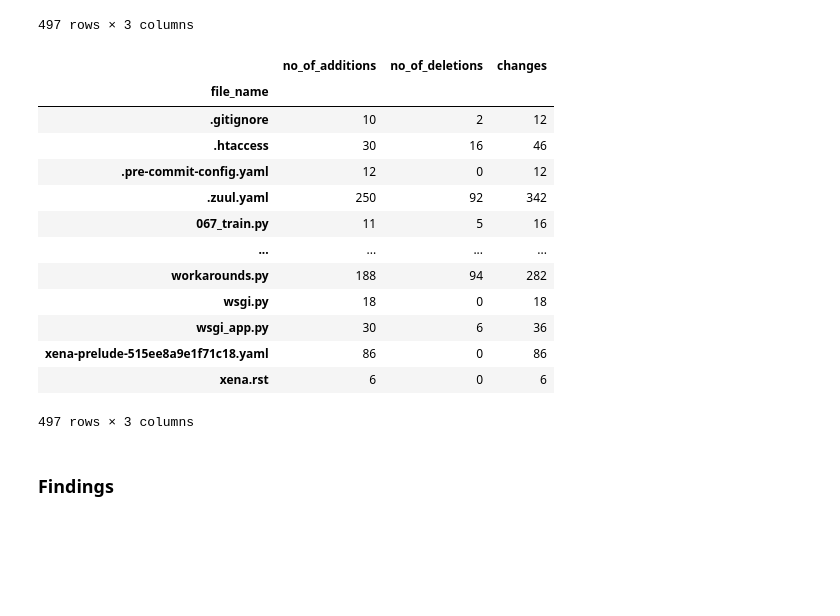
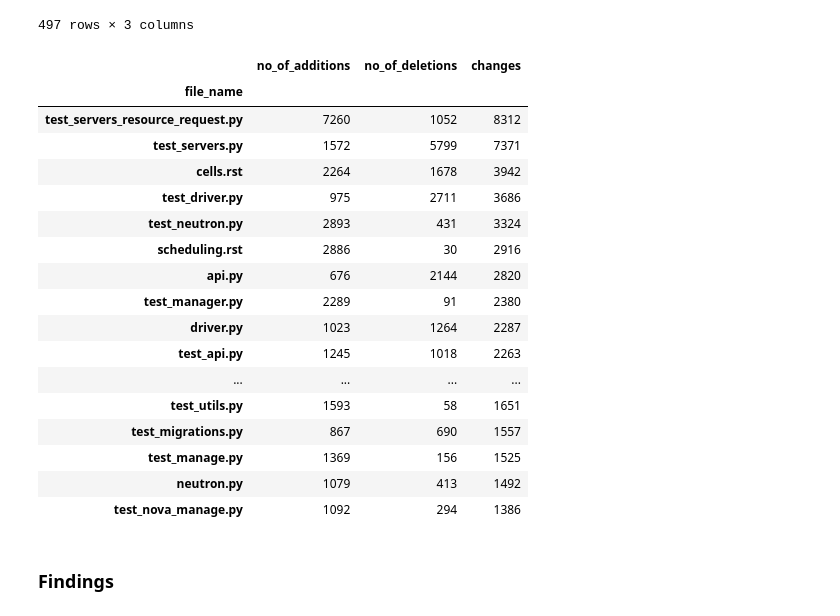
Before and after one commit to TempleOkosun/Mining-OpenStackNova, a Jupyter notebook: Mining OpenStackNova Repo Notebook.ipynb, the cells around one changed output. Drawn from its saved outputs; the diff is of its cells as text; code cells hidden in the pictures; blank space fills up the shorter version.

```diff
--- a/Mining OpenStackNova Repo Notebook.ipynb
+++ b/Mining OpenStackNova Repo Notebook.ipynb
@@ -310,22 +314,26 @@ df.groupby('file_name').agg({'changes': ['count', 'min', 'max']})
 | xena.rst | 1 | 6 | 6 |
 497 rows × 3 columns
 # %%
-df.groupby('file_name').sum()
+df.groupby('file_name').sum().sort_values(by='changes',ascending=False).head(20)
 # %% [output]
 |  | no_of_additions | no_of_deletions | changes |
 | file_name |  |  |  |
-| .gitignore | 10 | 2 | 12 |
-| .htaccess | 30 | 16 | 46 |
-| .pre-commit-config.yaml | 12 | 0 | 12 |
-| .zuul.yaml | 250 | 92 | 342 |
-| 067_train.py | 11 | 5 | 16 |
+| test_servers_resource_request.py | 7260 | 1052 | 8312 |
+| test_servers.py | 1572 | 5799 | 7371 |
+| cells.rst | 2264 | 1678 | 3942 |
+| test_driver.py | 975 | 2711 | 3686 |
+| test_neutron.py | 2893 | 431 | 3324 |
+| scheduling.rst | 2886 | 30 | 2916 |
+| api.py | 676 | 2144 | 2820 |
+| test_manager.py | 2289 | 91 | 2380 |
+| driver.py | 1023 | 1264 | 2287 |
+| test_api.py | 1245 | 1018 | 2263 |
 | ... | ... | ... | ... |
-| workarounds.py | 188 | 94 | 282 |
-| wsgi.py | 18 | 0 | 18 |
-| wsgi_app.py | 30 | 6 | 36 |
-| xena-prelude-515ee8a9e1f71c18.yaml | 86 | 0 | 86 |
-| xena.rst | 6 | 0 | 6 |
+| test_utils.py | 1593 | 58 | 1651 |
+| test_migrations.py | 867 | 690 | 1557 |
+| test_manage.py | 1369 | 156 | 1525 |
+| neutron.py | 1079 | 413 | 1492 |
+| test_nova_manage.py | 1092 | 294 | 1386 |
-497 rows × 3 columns
 # %% [markdown]
 ### Findings
 # %% [markdown]
```
Also changed, not shown: parts of 2 cells of this notebook.
